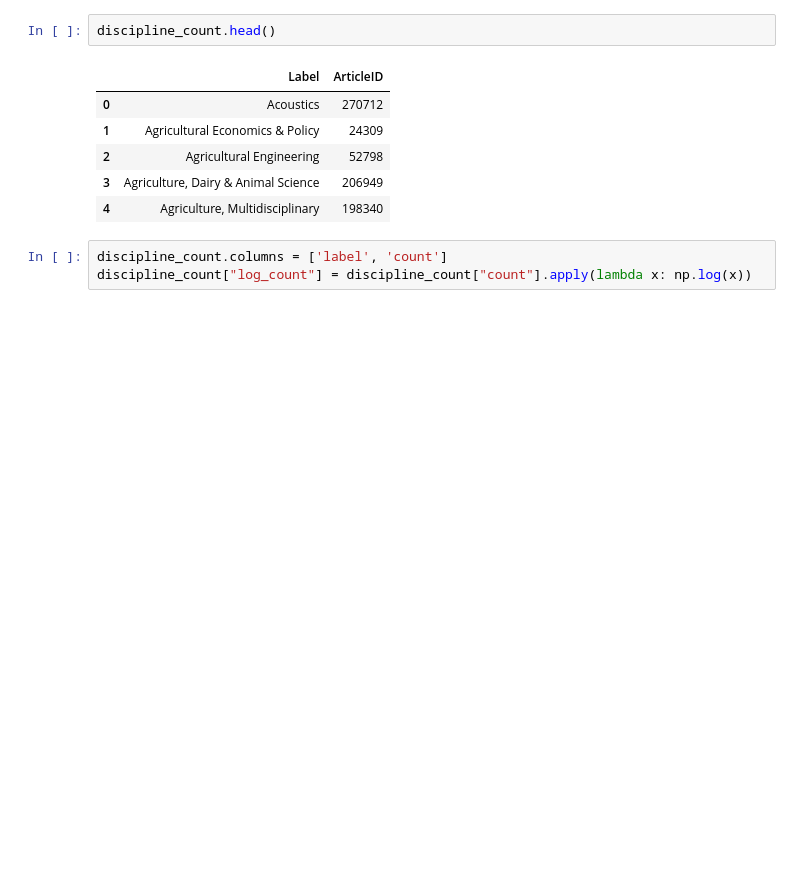
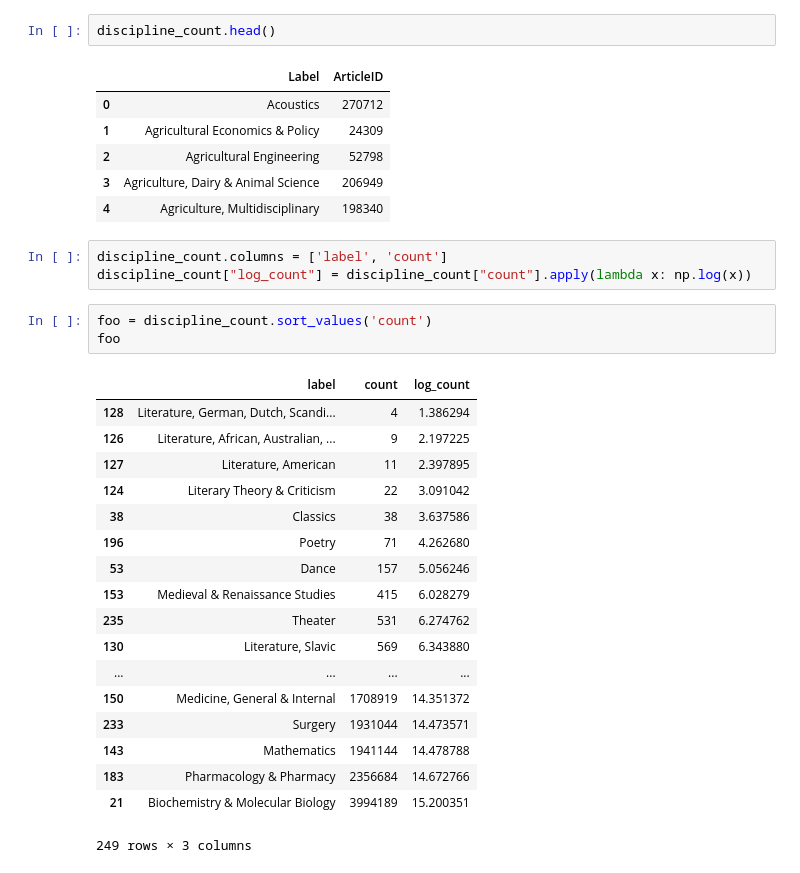
Before and after one commit to srjit/science-of-genius-title-impact, a Jupyter notebook: src/word propagation/report-assist.ipynb, the cells around one changed output. Saved outputs shown, nothing was run; the diff lists cells and outputs as text; blank space fills up the shorter version.

```diff
--- a/src/word propagation/report-assist.ipynb
+++ b/src/word propagation/report-assist.ipynb
@@ -99,3 +99,25 @@ discipline_count.head()
 # %%
 discipline_count.columns = ['label', 'count']
 discipline_count["log_count"] = discipline_count["count"].apply(lambda x: np.log(x))
+# %%
+foo = discipline_count.sort_values('count')
+foo
+# %% [output]
+|  | label | count | log_count |
+| 128 | Literature, German, Dutch, Scandi... | 4 | 1.386294 |
+| 126 | Literature, African, Australian, ... | 9 | 2.197225 |
+| 127 | Literature, American | 11 | 2.397895 |
+| 124 | Literary Theory & Criticism | 22 | 3.091042 |
+| 38 | Classics | 38 | 3.637586 |
+| 196 | Poetry | 71 | 4.262680 |
+| 53 | Dance | 157 | 5.056246 |
+| 153 | Medieval & Renaissance Studies | 415 | 6.028279 |
+| 235 | Theater | 531 | 6.274762 |
+| 130 | Literature, Slavic | 569 | 6.343880 |
+| ... | ... | ... | ... |
+| 150 | Medicine, General & Internal | 1708919 | 14.351372 |
+| 233 | Surgery | 1931044 | 14.473571 |
+| 143 | Mathematics | 1941144 | 14.478788 |
+| 183 | Pharmacology & Pharmacy | 2356684 | 14.672766 |
+| 21 | Biochemistry & Molecular Biology | 3994189 | 15.200351 |
+249 rows × 3 columns
```
Also changed, not shown: parts of 2 cells of this notebook, 3 other files.
